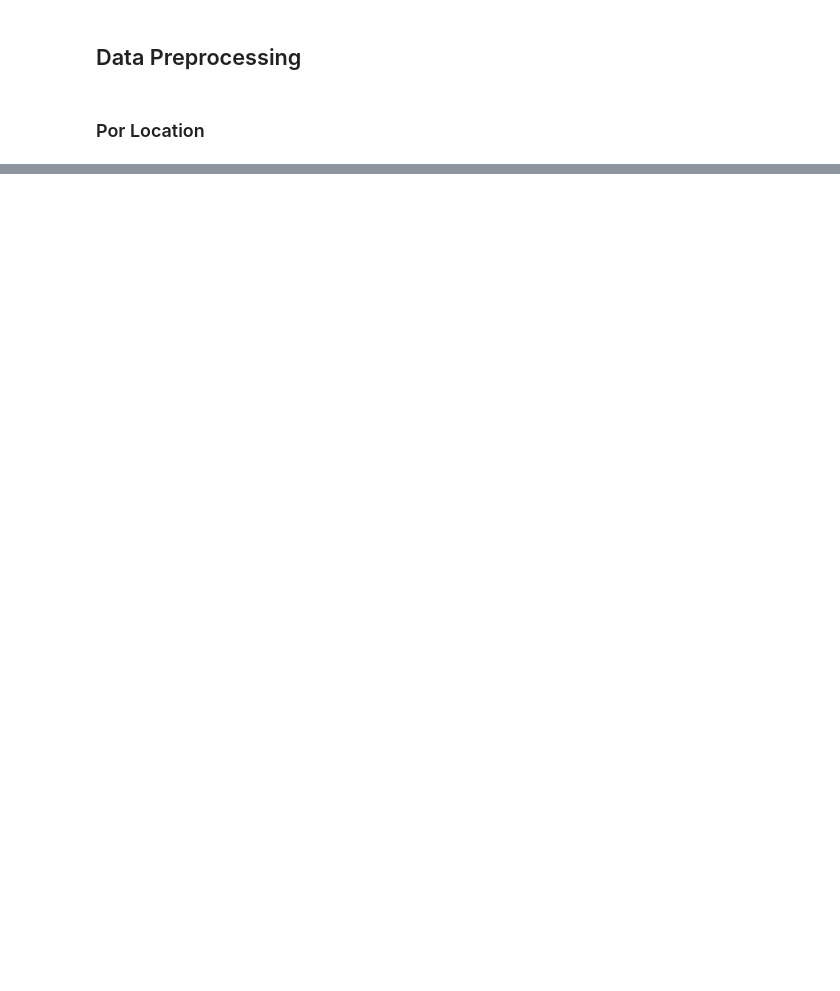
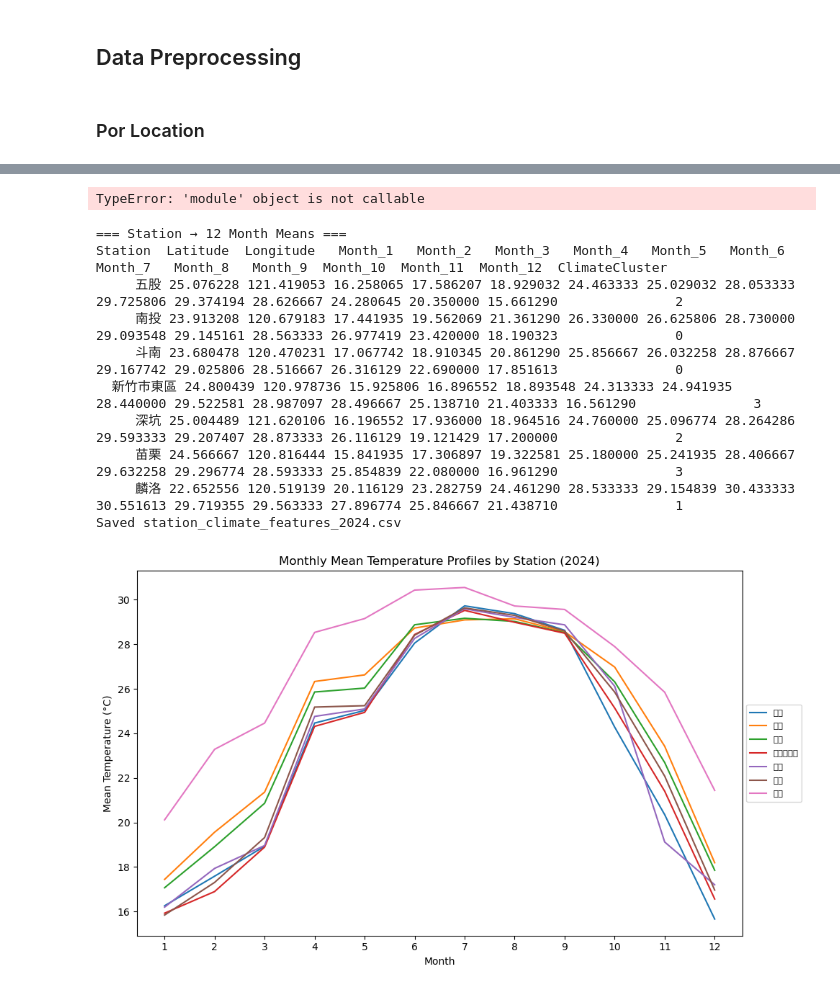
Before and after one commit to PauloWgDev/PowerConsumtionPrediction, a Jupyter notebook: Pre Processing/PreprocessData_Tino.ipynb, the cells around one changed output, grey strips where cells are left out. Saved outputs shown, nothing was run; the diff lists cells and outputs as text; code cells hidden in the pictures; blank space fills up the shorter version.

```diff
--- a/Pre Processing/PreprocessData_Tino.ipynb
+++ b/Pre Processing/PreprocessData_Tino.ipynb
@@ -270,0 +202,65 @@ ValueError: Index contains duplicate entries, cannot reshape
+# %%
+# Plot each station’s 12-month temperature profile
+months = list(range(1, 13))
+plt.figure(figsize=(10, 6))
+for idx, row in df_features.iterrows():
+    temps = [row[f'Month_{m}'] for m in months]
+    plt.plot(months, temps, label=row['Station'])
+
+plt.xticks(months)
+plt.xlabel('Month')
+plt.ylabel('Mean Temperature (°C)')
+plt.title('Monthly Mean Temperature Profiles by Station (2024)')
+plt.legend(loc='center left', bbox_to_anchor=(1, 0.5), fontsize='small')
+plt.tight_layout()
+plt.show()
+# %% [output]
+TypeError: 'module' object is not callable
+# %%
+# --------------------------------------------------------------
+# 6) (Optional) Run K-Means clustering on the 12 monthly columns
+# --------------------------------------------------------------
+from sklearn.cluster import KMeans
+monthly_cols = [f'Month_{m}' for m in range(1, 13)]
+kmeans = KMeans(n_clusters=4, random_state=42)
+df_features['ClimateCluster'] = kmeans.fit_predict(df_features[monthly_cols])
+
+# --------------------------------------------------------------
+# 7) Print or save the final DataFrame
+# --------------------------------------------------------------
+print("=== Station → 12 Month Means ===")
+print(df_features.to_string(index=False))
+
+# Or save to CSV:
+df_features.to_csv('station_climate_features_2024.csv', index=False)
+print("Saved station_climate_features_2024.csv")
+
+# --------------------------------------------------------------
+# 8) Visualize each station’s 12‐month profile
+# --------------------------------------------------------------
+months = list(range(1, 13))
+plt.figure(figsize=(10, 6))
+
+for idx, row in df_features.iterrows():
+    temps = [row[f'Month_{m}'] for m in months]
+    plt.plot(months, temps, label=row['Station'])
+
+plt.xticks(months)
+plt.xlabel('Month')
+plt.ylabel('Mean Temperature (°C)')
+plt.title('Monthly Mean Temperature Profiles by Station (2024)')
+plt.legend(loc='center left', bbox_to_anchor=(1, 0.5), fontsize='small')
+plt.tight_layout()
+plt.show()
+# %% [output]
+=== Station → 12 Month Means ===
+Station  Latitude  Longitude   Month_1   Month_2   Month_3   Month_4   Month_5   Month_6   Month_7   Month_8   Month_9  Month_10  Month_11  Month_12  ClimateCluster
+     五股 25.076228 121.419053 16.258065 17.586207 18.929032 24.463333 25.029032 28.053333 29.725806 29.374194 28.626667 24.280645 20.350000 15.661290               2
+     南投 23.913208 120.679183 17.441935 19.562069 21.361290 26.330000 26.625806 28.730000 29.093548 29.145161 28.563333 26.977419 23.420000 18.190323               0
+     斗南 23.680478 120.470231 17.067742 18.910345 20.861290 25.856667 26.032258 28.876667 29.167742 29.025806 28.516667 26.316129 22.690000 17.851613               0
+  新竹市東區 24.800439 120.978736 15.925806 16.896552 18.893548 24.313333 24.941935 28.440000 29.522581 28.987097 28.496667 25.138710 21.403333 16.561290               3
+     深坑 25.004489 121.620106 16.196552 17.936000 18.964516 24.760000 25.096774 28.264286 29.593333 29.207407 28.873333 26.116129 19.121429 17.200000               2
+     苗栗 24.566667 120.816444 15.841935 17.306897 19.322581 25.180000 25.241935 28.406667 29.632258 29.296774 28.593333 25.854839 22.080000 16.961290               3
+     麟洛 22.652556 120.519139 20.116129 23.282759 24.461290 28.533333 29.154839 30.433333 30.551613 29.719355 29.563333 27.896774 25.846667 21.438710               1
+Saved station_climate_features_2024.csv
+[figure, added]
```
Also changed, not shown: parts of 8 cells of this notebook.
